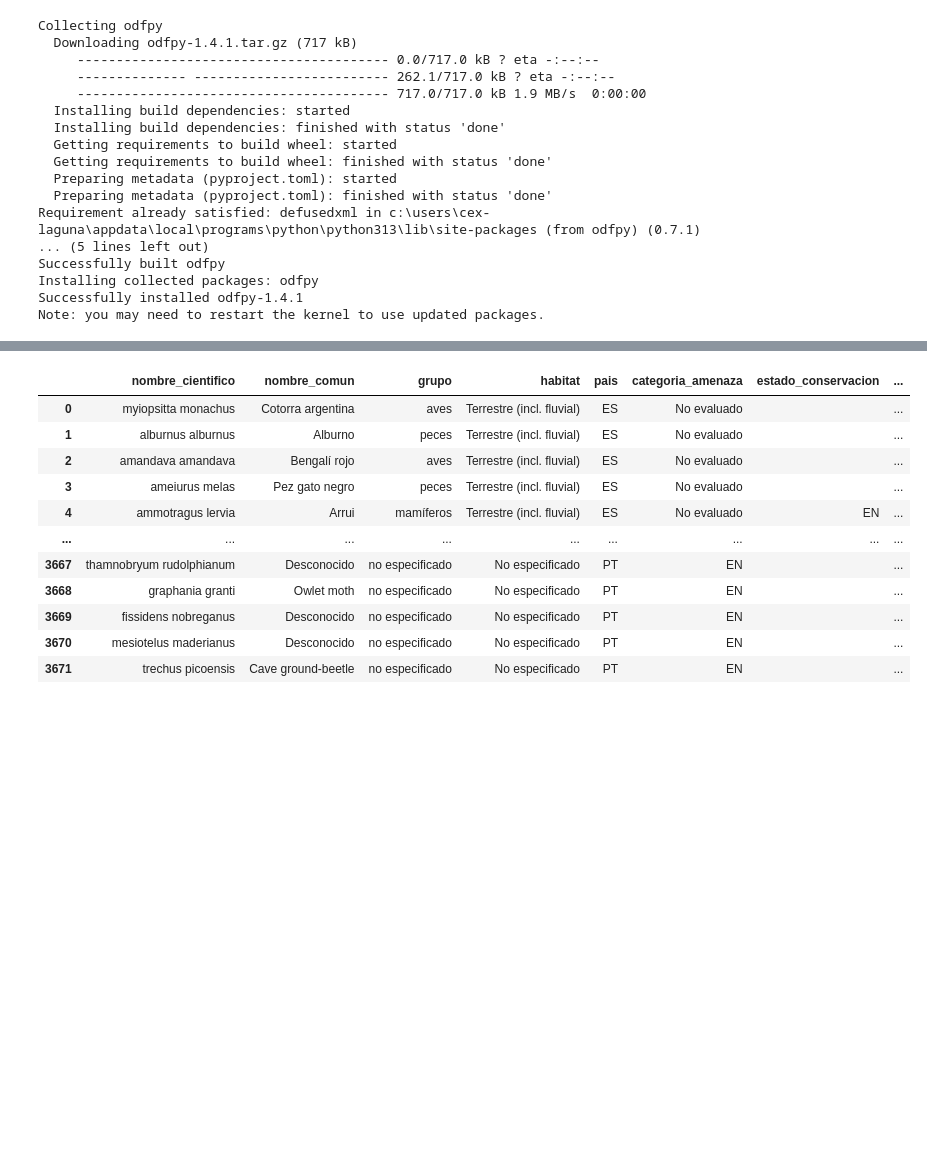
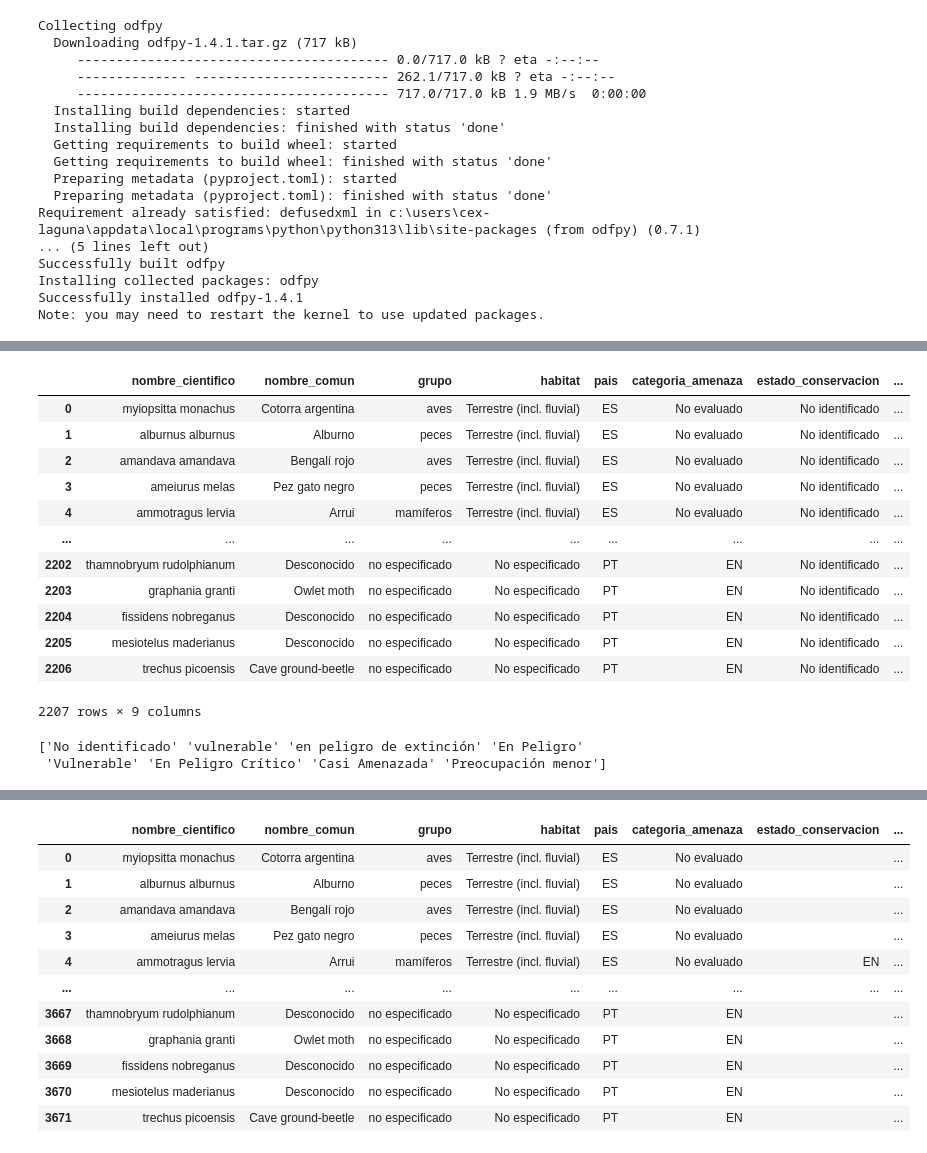
Before and after one commit to NereaGomez9/Animales-en-peligro-de-exticion, a Jupyter notebook: proyecto_animales.ipynb, the cells around one changed output, grey strips where cells are left out. Drawn from its saved outputs; the diff is of its cells as text; code cells hidden in the pictures; blank space fills up the shorter version.

```diff
--- a/proyecto_animales.ipynb
+++ b/proyecto_animales.ipynb
@@ -172,0 +470,6 @@ df_boe
+# %%
+# Eliminar filas según el grupo
+df_animales = df_animales[~df_animales['grupo'].isin(['plantas no vasculares', 'ascidios'])].reset_index(drop=True)
+
+# Verificar
+print(df_animales['grupo'].value_counts())
@@ -172,0 +487,6 @@ df_boe
+# %%
+# Rellenar los valores vacíos de estado_conservacion
+df_animales['estado_conservacion'] = df_animales['estado_conservacion'].fillna('No identificado')
+
+# Verificar
+print(df_animales['estado_conservacion'].value_counts())
@@ -172,0 +505,27 @@ df_boe
+# %%
+df_animales
+# %% [output]
+|  | nombre_cientifico | nombre_comun | grupo | habitat | pais | categoria_amenaza | estado_conservacion | ... |
+| 0 | myiopsitta monachus | Cotorra argentina | aves | Terrestre (incl. fluvial) | ES | No evaluado | No identificado | ... |
+| 1 | alburnus alburnus | Alburno | peces | Terrestre (incl. fluvial) | ES | No evaluado | No identificado | ... |
+| 2 | amandava amandava | Bengalí rojo | aves | Terrestre (incl. fluvial) | ES | No evaluado | No identificado | ... |
+| 3 | ameiurus melas | Pez gato negro | peces | Terrestre (incl. fluvial) | ES | No evaluado | No identificado | ... |
+| 4 | ammotragus lervia | Arrui | mamíferos | Terrestre (incl. fluvial) | ES | No evaluado | No identificado | ... |
+| ... | ... | ... | ... | ... | ... | ... | ... | ... |
+| 2202 | thamnobryum rudolphianum | Desconocido | no especificado | No especificado | PT | EN | No identificado | ... |
+| 2203 | graphania granti | Owlet moth | no especificado | No especificado | PT | EN | No identificado | ... |
+| 2204 | fissidens nobreganus | Desconocido | no especificado | No especificado | PT | EN | No identificado | ... |
+| 2205 | mesiotelus maderianus | Desconocido | no especificado | No especificado | PT | EN | No identificado | ... |
+| 2206 | trechus picoensis | Cave ground-beetle | no especificado | No especificado | PT | EN | No identificado | ... |
+2207 rows × 9 columns
+# %%
+# Reemplazar NaN reales y también cadenas que digan "nan" o "NaN"
+df_animales['estado_conservacion'] = df_animales['estado_conservacion'].replace(
+    ['nan', 'NaN', 'NAN'], 'No identificado'
+).fillna('No identificado')
+
+# Verificar
+print(df_animales['estado_conservacion'].unique())
+# %% [output]
+['No identificado' 'vulnerable' 'en peligro de extinción' 'En Peligro'
+ 'Vulnerable' 'En Peligro Crítico' 'Casi Amenazada' 'Preocupación menor']
```
Also changed, not shown: parts of 28 cells of this notebook, 2 other files.
